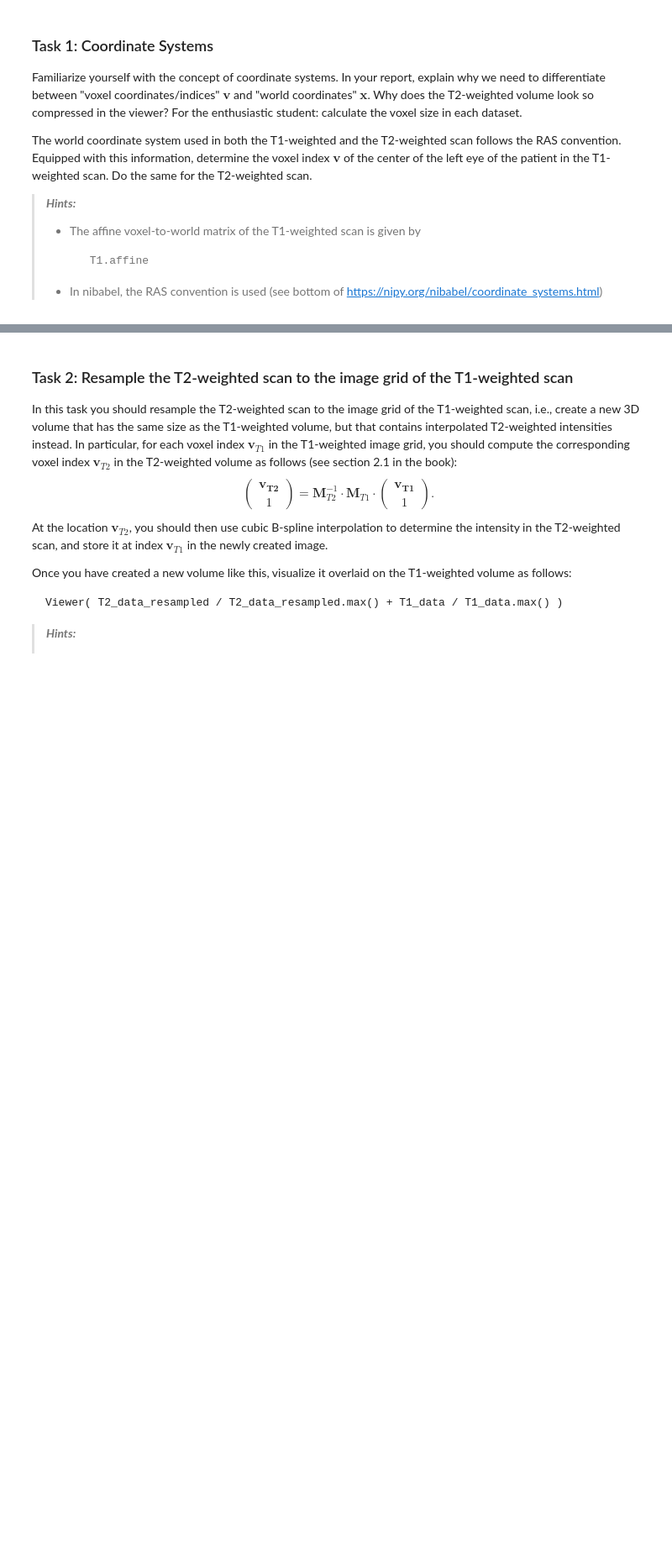
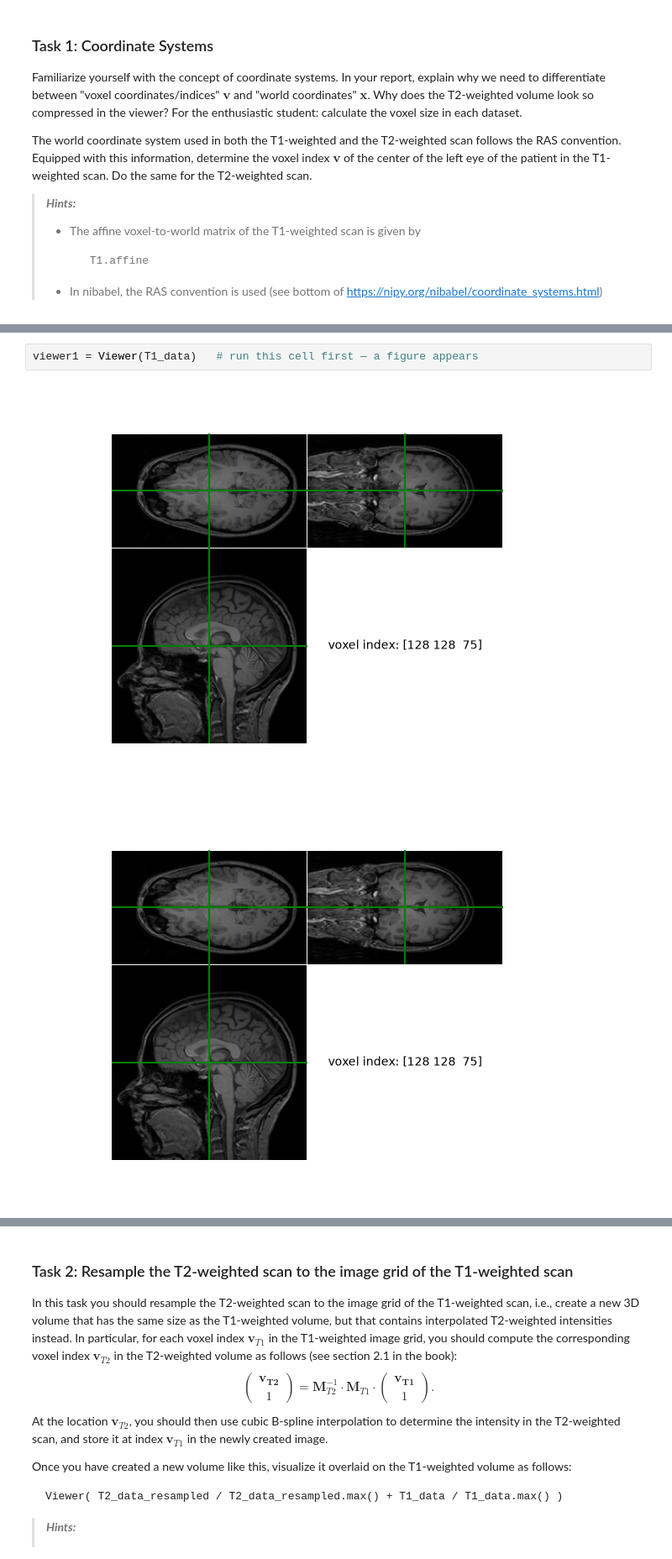
Before and after one commit to andrepribaudtu/MIA, a Jupyter notebook: exercises/Week 4/Ex2_student - Copy.ipynb, the cells around one changed output, grey strips where cells are left out. Shown at 84% size. Drawn from its saved outputs; the diff is of its cells as text; blank space fills up the shorter version.

```diff
--- a/exercises/Week 4/Ex2_student - Copy.ipynb
+++ b/exercises/Week 4/Ex2_student - Copy.ipynb
@@ -158,0 +182,5 @@ The world coordinate system used in both the T1-weighted and the T2-weighted sca
+# %%
+viewer1 = Viewer(T1_data)   # run this cell first — a figure appears
+# %% [output]
+[figure, added]
+[figure, added]
```
Also changed, not shown: parts of 17 cells of this notebook.
